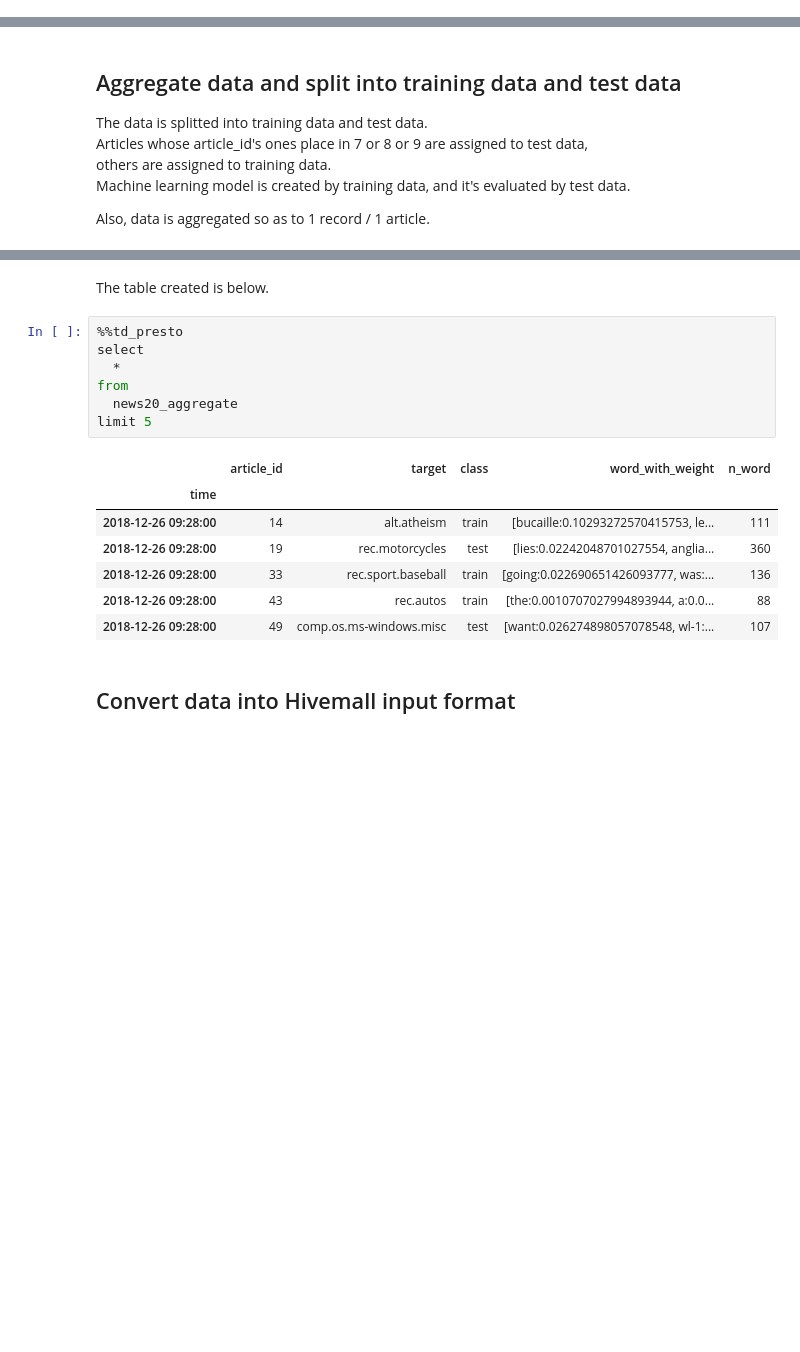
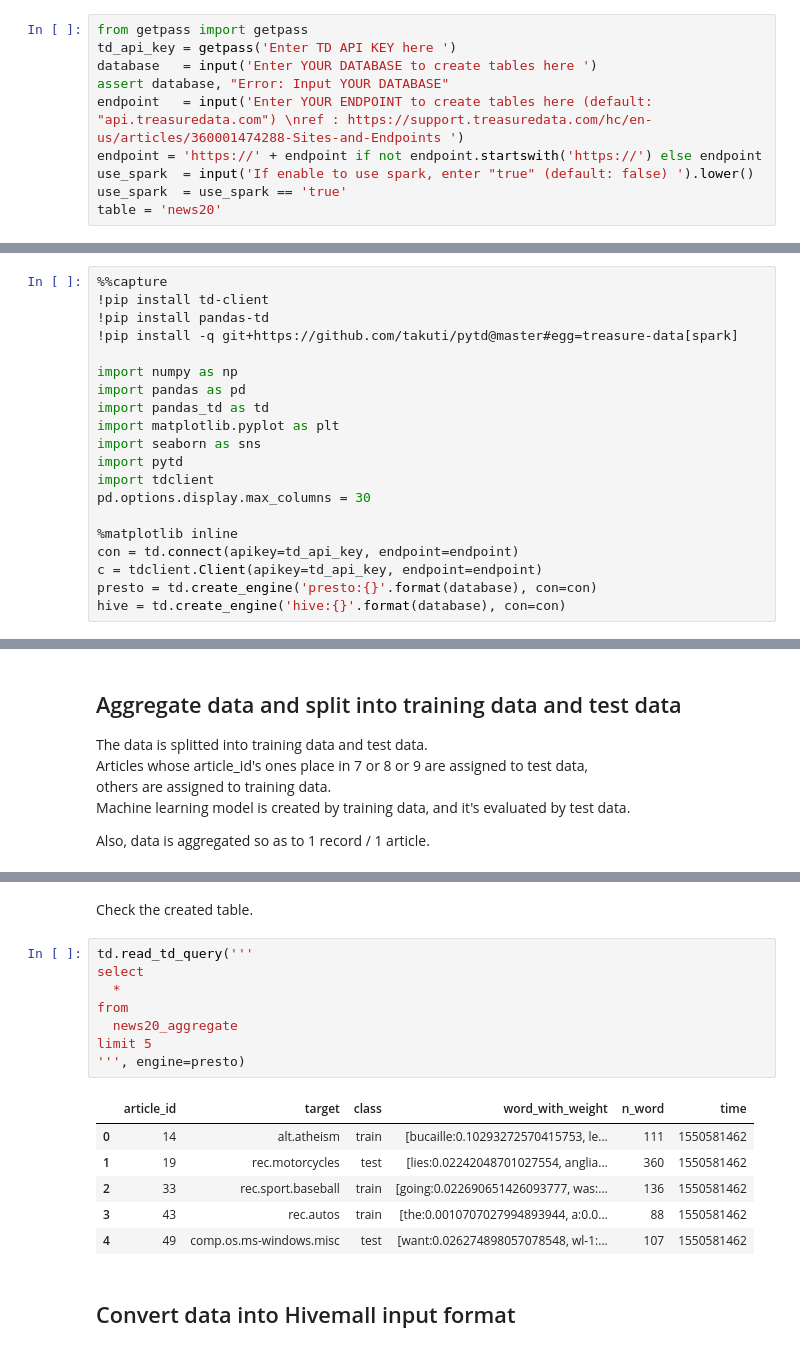
Before and after one commit to kazrin/hivemall-notebooks, a Jupyter notebook: notebooks/news20/randomforest.ipynb, the cells around one changed output, grey strips where cells are left out. Saved outputs shown, nothing was run; the diff lists cells and outputs as text; blank space fills up the shorter version.

```diff
--- a/notebooks/news20/randomforest.ipynb
+++ b/notebooks/news20/randomforest.ipynb
@@ -20,0 +10,10 @@ In addition, this notebook shows how to run a machine learning task with 20news
+# %%
+from getpass import getpass
+td_api_key = getpass('Enter TD API KEY here ')
+database   = input('Enter YOUR DATABASE to create tables here ')
+assert database, "Error: Input YOUR DATABASE"
+endpoint   = input('Enter YOUR ENDPOINT to create tables here (default: "api.treasuredata.com") \nref : https://support.treasuredata.com/hc/en-us/articles/360001474288-Sites-and-Endpoints ')
+endpoint = 'https://' + endpoint if not endpoint.startswith('https://') else endpoint
+use_spark  = input('If enable to use spark, enter "true" (default: false) ').lower()
+use_spark  = use_spark == 'true'
+table = 'news20'
@@ -21,3 +26,23 @@ In addition, this notebook shows how to run a machine learning task with 20news
+# %%
+%%capture
+!pip install td-client
+!pip install pandas-td
+!pip install -q git+https://github.com/takuti/pytd@master#egg=treasure-data[spark]
+
+import numpy as np
+import pandas as pd
+import pandas_td as td
+import matplotlib.pyplot as plt
+import seaborn as sns
+import pytd
+import tdclient
+pd.options.display.max_columns = 30
+
+%matplotlib inline
+con = td.connect(apikey=td_api_key, endpoint=endpoint)
+c = tdclient.Client(apikey=td_api_key, endpoint=endpoint)
+presto = td.create_engine('presto:{}'.format(database), con=con)
+hive = td.create_engine('hive:{}'.format(database), con=con)
 # %% [markdown]
 # Data Preparation
 # %% [markdown]
@@ -320,19 +354,19 @@ group by
-# %% [markdown]
-The table created is below.
+# %% [markdown]
+Check the created table.
 # %%
-%%td_presto
+td.read_td_query('''
 select
   *
 from
   news20_aggregate
 limit 5
+''', engine=presto)
 # %% [output]
-|  | article_id | target | class | word_with_weight | n_word |
-| time |  |  |  |  |  |
-| 2018-12-26 09:28:00 | 14 | alt.atheism | train | [bucaille:0.10293272570415753, le... | 111 |
-| 2018-12-26 09:28:00 | 19 | rec.motorcycles | test | [lies:0.02242048701027554, anglia... | 360 |
-| 2018-12-26 09:28:00 | 33 | rec.sport.baseball | train | [going:0.022690651426093777, was:... | 136 |
-| 2018-12-26 09:28:00 | 43 | rec.autos | train | [the:0.0010707027994893944, a:0.0... | 88 |
-| 2018-12-26 09:28:00 | 49 | comp.os.ms-windows.misc | test | [want:0.026274898057078548, wl-1:... | 107 |
+|  | article_id | target | class | word_with_weight | n_word | time |
+| 0 | 14 | alt.atheism | train | [bucaille:0.10293272570415753, le... | 111 | 1550581462 |
+| 1 | 19 | rec.motorcycles | test | [lies:0.02242048701027554, anglia... | 360 | 1550581462 |
+| 2 | 33 | rec.sport.baseball | train | [going:0.022690651426093777, was:... | 136 | 1550581462 |
+| 3 | 43 | rec.autos | train | [the:0.0010707027994893944, a:0.0... | 88 | 1550581462 |
+| 4 | 49 | comp.os.ms-windows.misc | test | [want:0.026274898057078548, wl-1:... | 107 | 1550581462 |
 # %% [markdown]
 ## Convert data into Hivemall input format
```
Also changed, not shown: parts of 53 cells of this notebook.
